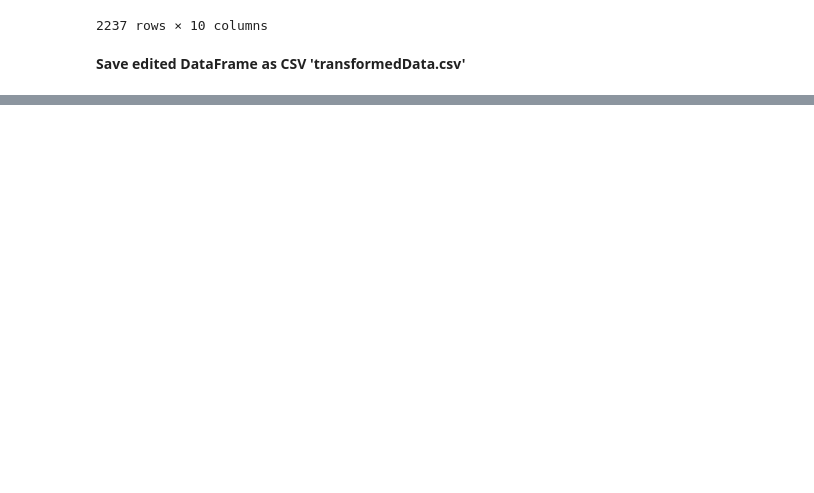
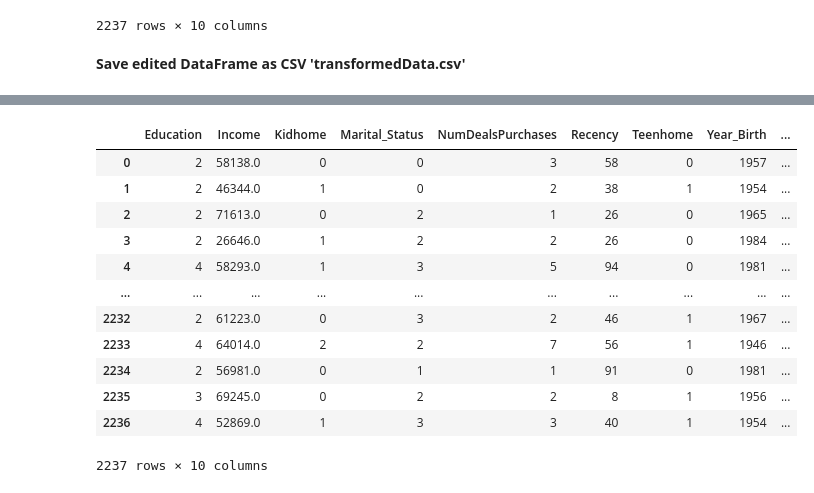
Before and after one commit to AndreasKranz/MachineLearningOmega, a Jupyter notebook: mlproj_version2.ipynb, the cells around one changed output, grey strips where cells are left out. Drawn from its saved outputs; the diff is of its cells as text; code cells hidden in the pictures; blank space fills up the shorter version.

```diff
--- a/mlproj_version2.ipynb
+++ b/mlproj_version2.ipynb
@@ -184,2 +262,20 @@ data
+# %%
+editedData = editedData.drop('Dt_Customer',axis=1)
+
+editedData
+# %% [output]
+|  | Education | Income | Kidhome | Marital_Status | NumDealsPurchases | Recency | Teenhome | Year_Birth | ... |
+| 0 | 2 | 58138.0 | 0 | 0 | 3 | 58 | 0 | 1957 | ... |
+| 1 | 2 | 46344.0 | 1 | 0 | 2 | 38 | 1 | 1954 | ... |
+| 2 | 2 | 71613.0 | 0 | 2 | 1 | 26 | 0 | 1965 | ... |
+| 3 | 2 | 26646.0 | 1 | 2 | 2 | 26 | 0 | 1984 | ... |
+| 4 | 4 | 58293.0 | 1 | 3 | 5 | 94 | 0 | 1981 | ... |
+| ... | ... | ... | ... | ... | ... | ... | ... | ... | ... |
+| 2232 | 2 | 61223.0 | 0 | 3 | 2 | 46 | 1 | 1967 | ... |
+| 2233 | 4 | 64014.0 | 2 | 2 | 7 | 56 | 1 | 1946 | ... |
+| 2234 | 2 | 56981.0 | 0 | 1 | 1 | 91 | 0 | 1981 | ... |
+| 2235 | 3 | 69245.0 | 0 | 2 | 2 | 8 | 1 | 1956 | ... |
+| 2236 | 4 | 52869.0 | 1 | 3 | 3 | 40 | 1 | 1954 | ... |
+2237 rows × 10 columns
 # %%
 #Save edited DT to permanent CSV
```
Also changed, not shown: parts of 15 cells of this notebook, 1 other file.
